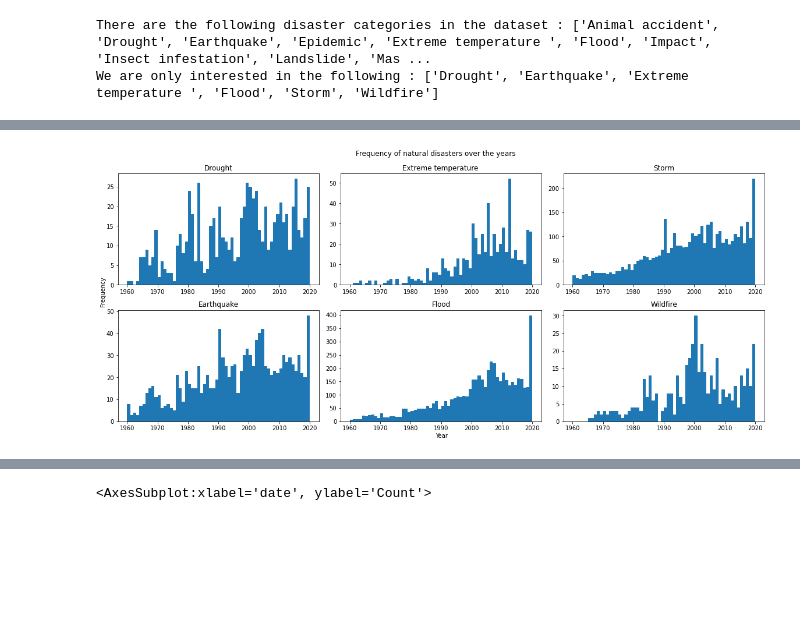
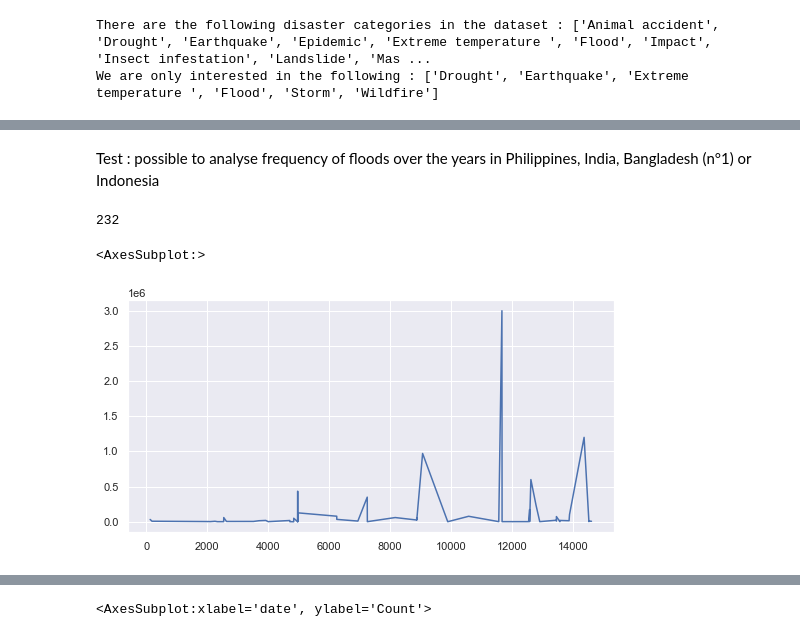
Before and after one commit to epfl-ada/ada-2021-project-marietan-ghariani-bracone-karimi, a Jupyter notebook: project.ipynb, the cells around one changed output, grey strips where cells are left out. Drawn from its saved outputs; the diff is of its cells as text; code cells hidden in the pictures; blank space fills up the shorter version.

```diff
--- a/project.ipynb
+++ b/project.ipynb
@@ -183,18 +199,14 @@ fig.tight_layout()
-# %%
-world_by_type = nd_world.groupby('Disaster Type').apply(lambda x: pd.Series({
-        'Year': x['Year'].values
-    }))
-
-fig, ax = plt.subplots(2, 3, figsize=(16,7), sharey=False, sharex=False)
-
-for i in range(6):
-    sbplt = ax[i%2, math.floor(i/2)]
-    sbplt.hist(world_by_type.iloc[i].values, range=[1960,2020], bins = 60)
-    sbplt.set_title(world_by_type.index[i])
-
-fig.text(0.5,0, "Year")
-fig.text(0,0.45, "Frequency", rotation = 90)
-fig.suptitle("Frequency of natural disasters over the years")
-fig.tight_layout()
-# %% [output]
-[figure, removed]
+# %% [markdown]
+Test : possible to analyse frequency of floods over the years in Philippines, India, Bangladesh (n°1) or Indonesia
+# %%
+# United States of America (the)
+nd_bang = nd_world[nd_world['Country'] == 'Indonesia'].copy()
+#nd_bang[['Country','Disaster Type']].head()
+nd_bang_flood = nd_bang[nd_bang['Disaster Type']=='Flood']
+#nd_bang_flood['Year'].hist(bins=40)
+print(len(nd_bang_flood))
+nd_bang_flood.dropna(subset=["Total Damages ('000 US$)"])["Total Damages ('000 US$)"].plot()
+# %% [output]
+232
+<AxesSubplot:>
+[figure, added]
```
Also changed, not shown: parts of 15 cells of this notebook, 4 other files.
